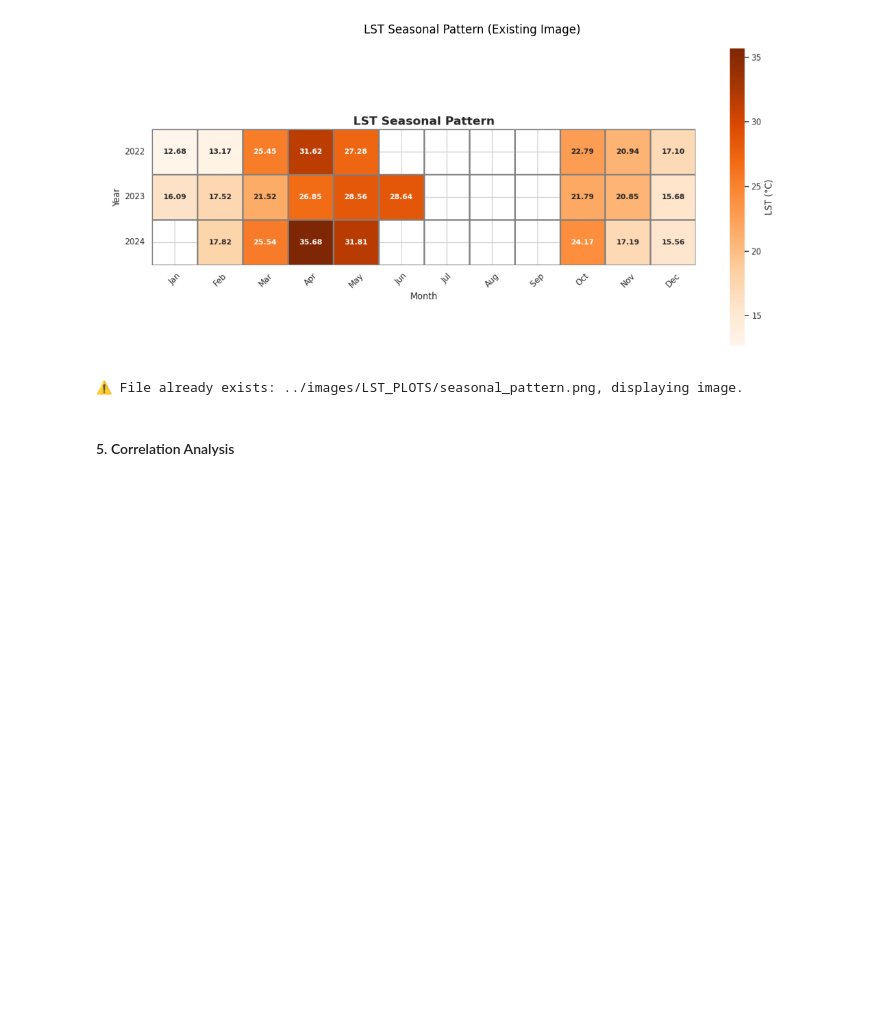
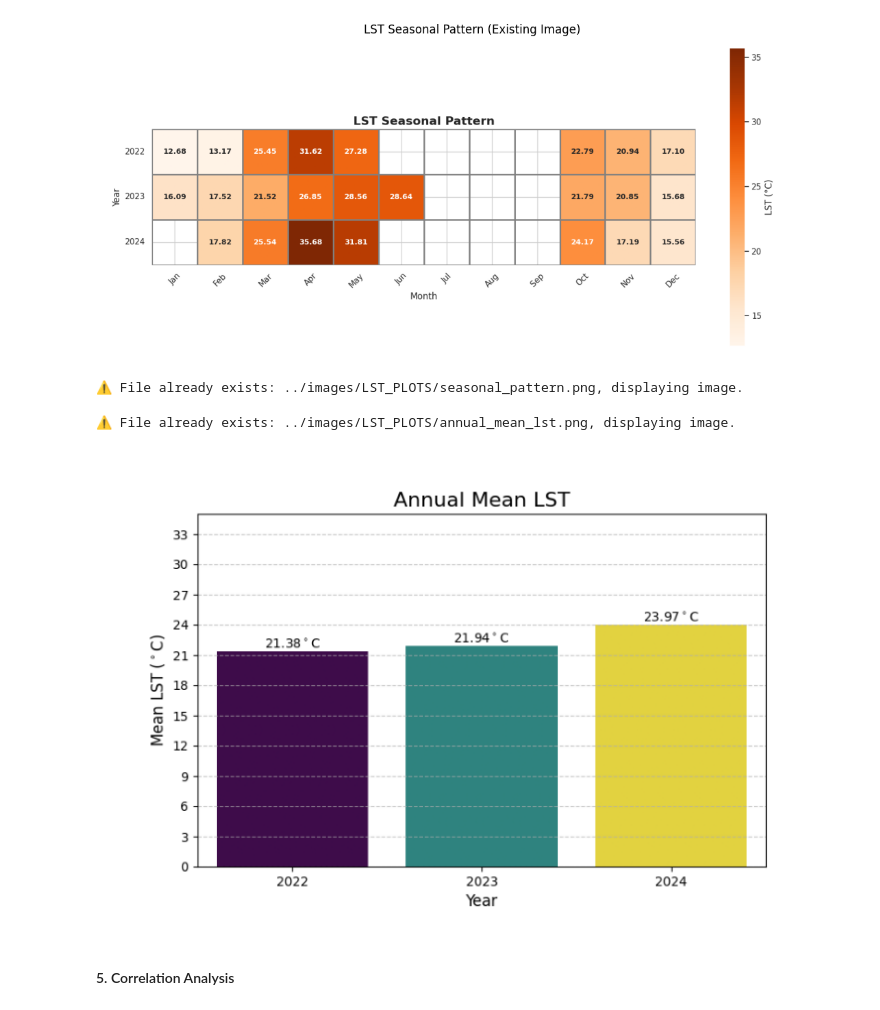
Before and after one commit to SiddhuShkya/Mach24-Orbital-Project, a Jupyter notebook: notebooks/Data-Visualization.ipynb, the cells around one changed output. Saved outputs shown, nothing was run; the diff lists cells and outputs as text; code cells hidden in the pictures; blank space fills up the shorter version.

```diff
--- a/notebooks/Data-Visualization.ipynb
+++ b/notebooks/Data-Visualization.ipynb
@@ -657,6 +818,7 @@ LST_IMAGE_PARENT="../images/LST_PLOTS"
 MEAN_OVER_TIME=os.path.join(LST_IMAGE_PARENT, "mot.png")
 MULTI_YEAR_PLOT = os.path.join(LST_IMAGE_PARENT, "lst_over_years.png")
 SEASONAL_PATTERN_FILE = os.path.join(LST_IMAGE_PARENT, "seasonal_pattern.png")
+ANNUAL_MEAN_LST = os.path.join(LST_IMAGE_PARENT, "annual_mean_lst.png")
 # %%
 # IF-ELSE: check if image exists
 if os.path.exists(MEAN_OVER_TIME):
@@ -677,7 +839,7 @@ else:
 
     # Line plot
     sns.lineplot(
-        x=x_pos, y="LST_mean_C", data=df, marker="o", label="LST_mean", color="orange"
+        x=x_pos, y="NDVI_mean", data=df, marker="o", label="LST_mean", color="orange"
     )
 
     # Fill ± std
@@ -847,6 +1009,60 @@ else:
 # %% [output]
 [figure]
 ⚠️ File already exists: ../images/LST_PLOTS/seasonal_pattern.png, displaying image.
+# %%
+
+# Save only if image doesn't exist
+if not os.path.exists(ANNUAL_MEAN_LST):
+    # Convert 'date' to datetime and ensure 'year' is ready
+    df["date"] = pd.to_datetime(df["date"])
+    df["year"] = df["date"].dt.year
+
+    # 1. Calculate Annual Mean LST
+    annual_mean_lst = df.groupby("year")["LST_mean_C"].mean().reset_index()
+
+    # 2. Generate Warning-Free Bar Chart of Annual Mean LST
+    plt.figure(figsize=(8, 5))
+    sns.barplot(
+        x="year",
+        y="LST_mean_C",
+        data=annual_mean_lst,
+        hue="year",  # FIX: Added 'hue' to address FutureWarning
+        palette="viridis",
+        legend=False,  # Suppress the redundant legend
+    )
+
+    # Add the mean value on top of each bar
+    for index, row in annual_mean_lst.iterrows():
+        # FIX: Used an r-string (raw string) and $^\circ$ for LaTeX to address SyntaxWarning
+        plt.text(
+            row.name,
+            row.LST_mean_C,
+            rf"{row.LST_mean_C:.2f}$^\circ$C",
+            color="black",
+            ha="center",
+            va="bottom",
+            fontsize=10,
+        )
+
+    plt.title("Annual Mean LST", fontsize=16)
+    plt.xlabel("Year", fontsize=12)
+    plt.ylabel(r"Mean LST ($^\circ$C)", fontsize=12)
+    plt.grid(axis="y", linestyle="--", alpha=0.7)
+    plt.ylim(0, 35)
+    plt.yticks(range(0, 36, 3))
+    plt.savefig(ANNUAL_MEAN_LST)
+    print(f"Saved: {ANNUAL_MEAN_LST}")
+else:
+    img = imread(ANNUAL_MEAN_LST)
+    plt.figure(figsize=(14, 6))
+    plt.imshow(img)
+    plt.axis("off")
+    print(f"⚠️ File already exists: {ANNUAL_MEAN_LST}, displaying image.")
+
+plt.show()
+# %% [output]
+⚠️ File already exists: ../images/LST_PLOTS/annual_mean_lst.png, displaying image.
+[figure, added]
 # %% [markdown]
 #### 5. Correlation Analysis
 # %%
```
Also changed, not shown: parts of 9 cells of this notebook, 6 other files.
